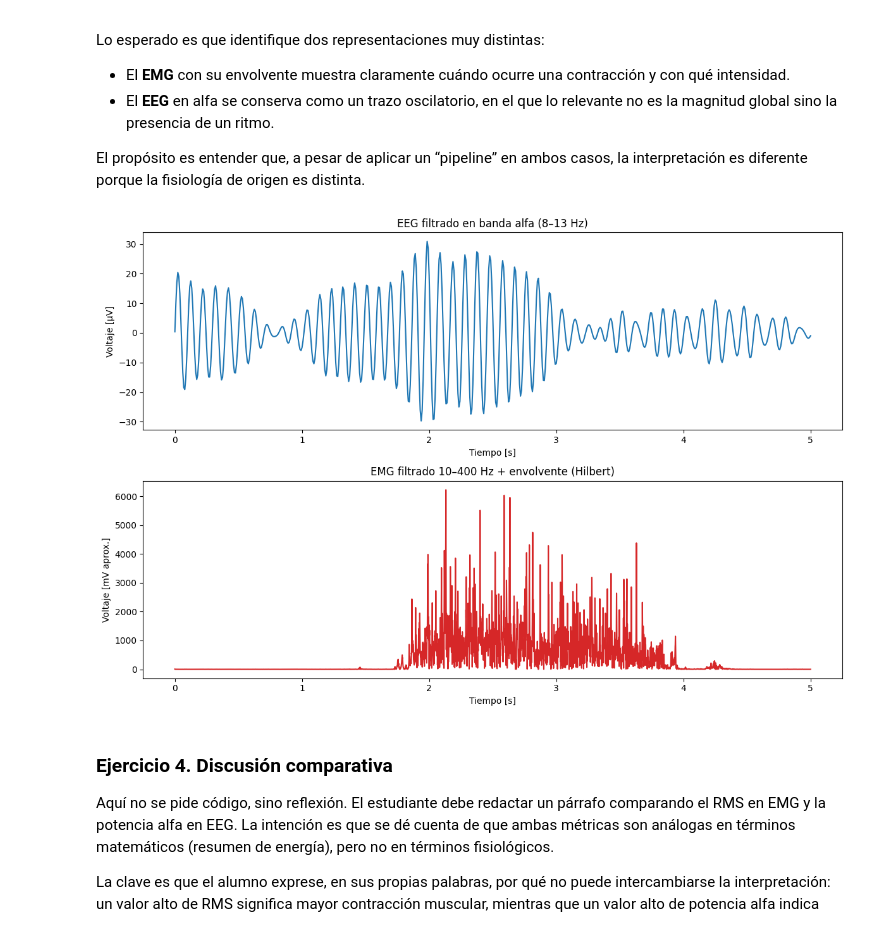
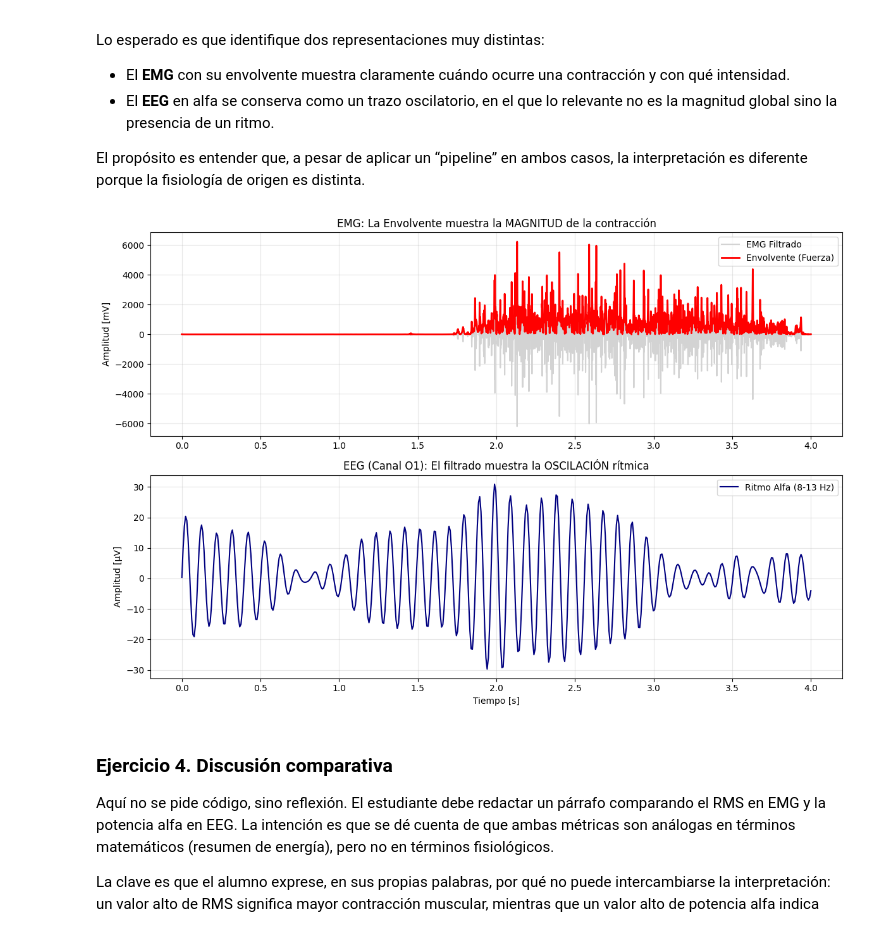
Before and after one commit to vpdiana/DianaTesis, a Jupyter notebook: Notebooks/PPN organizado/N6C.ipynb, the cells around one changed output. Cells and saved outputs as stored; diff of their text form; code cells hidden in the pictures.

Commit message:
ejercicio 3 corregido

```diff
--- a/Notebooks/PPN organizado/N6C.ipynb
+++ b/Notebooks/PPN organizado/N6C.ipynb
@@ -426,33 +426,61 @@ Lo esperado es que identifique dos representaciones muy distintas:
 
 El propósito es entender que, a pesar de aplicar un “pipeline” en ambos casos, la interpretación es diferente porque la fisiología de origen es distinta.
 # %%
-# --- Ejercicio 3: EMG pipeline vs EEG alfa (0–5 s) ---
+# --- Ejercicio 3: Pipeline EMG vs EEG Alfa ---
+from scipy.signal import butter, filtfilt, hilbert
+import numpy as np
+import matplotlib.pyplot as plt
 
-# Ventana de 5 s
-t0, tf = 0, 5
-mask_emg = (timeEMG >= t0) & (timeEMG <= tf)
-mask_eeg = (t_eeg >= t0) & (t_eeg <= tf)
+# 1. PREPARAR EMG (Detectar Fuerza)
+# Filtro paso banda (10-400 Hz)
+nyq_emg = fs_emg / 2
+b_emg, a_emg = butter(3, [10/nyq_emg, 400/nyq_emg], btype='band')
+emg_filtrada = filtfilt(b_emg, a_emg, waveData)
 
-plt.figure(figsize=(12,8))
+# Envolvente (Hilbert) para ver la magnitud de la contracción
+emg_envolvente = np.abs(hilbert(emg_filtrada))
 
-# EEG alfa
-plt.subplot(2,1,1)
-plt.plot(t_eeg[mask_eeg], eeg_alpha[mask_eeg], color="tab:blue")
-plt.title("EEG filtrado en banda alfa (8–13 Hz)")
-plt.xlabel("Tiempo [s]")
-plt.ylabel("Voltaje [µV]")
+# 2. PREPARAR EEG (Detectar Ritmo Alfa)
+# Filtro estricto en banda Alfa (8-13 Hz) sobre el canal O1
+nyq_eeg = fs_eeg / 2
+b_alfa, a_alfa = butter(3, [8/nyq_eeg, 13/nyq_eeg], btype='band')
+eeg_alfa = filtfilt(b_alfa, a_alfa, eeg_O1)
 
-# EMG pipeline
-plt.subplot(2,1,2)
-plt.plot(timeEMG[mask_emg], emg_env[mask_emg], color="tab:red")
-plt.title("EMG filtrado 10–400 Hz + envolvente (Hilbert)")
-plt.xlabel("Tiempo [s]")
-plt.ylabel("Voltaje [mV aprox.]")
+# 3. GRAFICAR (Comparación Visual)
+# Seleccionamos una ventana de 4 segundos para ver el detalle claramente
+segundos_a_ver = 4
+muestras_emg = int(segundos_a_ver * fs_emg)
+muestras_eeg = int(segundos_a_ver * fs_eeg)
+
+# Crear vectores de tiempo para este segmento
+t_emg_zoom = np.linspace(0, segundos_a_ver, muestras_emg)
+t_eeg_zoom = np.linspace(0, segundos_a_ver, muestras_eeg)
+
+plt.figure(figsize=(12, 8))
+
+# Panel Superior: EMG (Músculo)
+plt.subplot(2, 1, 1)
+# Graficamos la señal cruda de fondo (gris) y la envolvente (rojo)
+plt.plot(t_emg_zoom, emg_filtrada[:muestras_emg], color='lightgray', label='EMG Filtrado')
+plt.plot(t_emg_zoom, emg_envolvente[:muestras_emg], color='red', linewidth=2, label='Envolvente (Fuerza)')
+plt.title('EMG: La Envolvente muestra la MAGNITUD de la contracción')
+plt.ylabel('Amplitud [mV]')
+plt.legend(loc='upper right')
+plt.grid(alpha=0.3)
+
+# Panel Inferior: EEG (Cerebro)
+plt.subplot(2, 1, 2)
+plt.plot(t_eeg_zoom, eeg_alfa[:muestras_eeg], color='navy', label='Ritmo Alfa (8-13 Hz)')
+plt.title('EEG (Canal O1): El filtrado muestra la OSCILACIÓN rítmica')
+plt.xlabel('Tiempo [s]')
+plt.ylabel('Amplitud [µV]')
+plt.legend(loc='upper right')
+plt.grid(alpha=0.3)
 
 plt.tight_layout()
 plt.show()
 # %% [output]
-[figure, old version]
+[figure, new version]
 # %% [markdown]
 ### Ejercicio 4. Discusión comparativa
 
```
Also changed, not shown: 2 other files.
